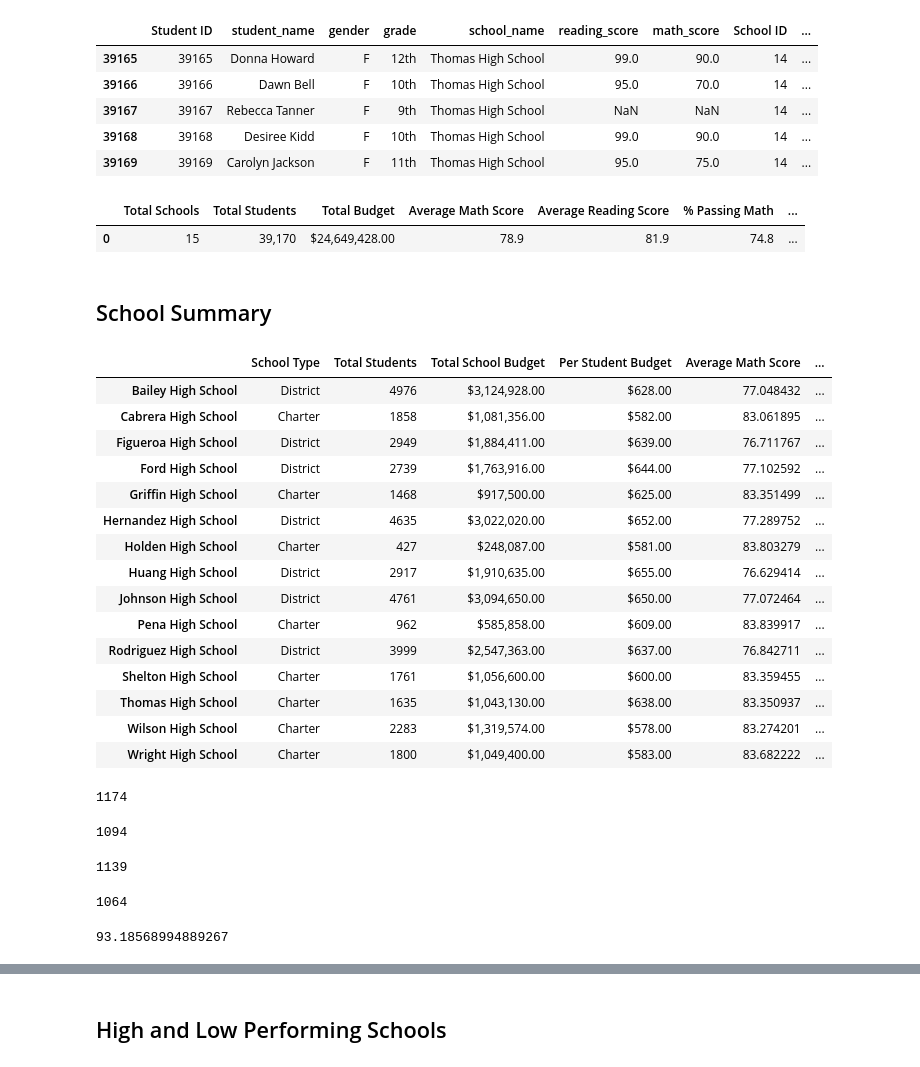
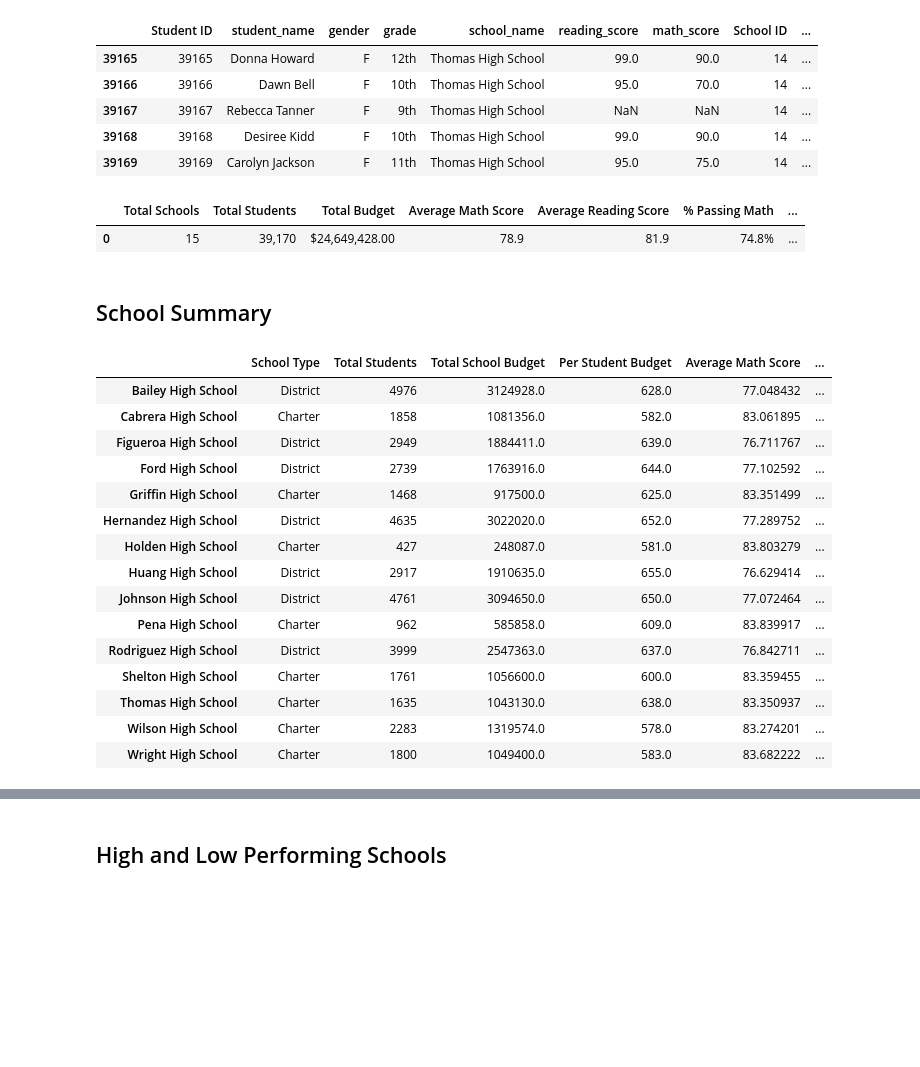
Before and after one commit to dannyvchu/School-District-Analysis, a Jupyter notebook: PyCitySchools_Challenge.ipynb, the cells around one changed output, grey strips where cells are left out. Cells and saved outputs as stored; diff of their text form; code cells hidden in the pictures; blank space fills up the shorter version.

Commit message:
finish read me and some last minute formatting

```diff
--- a/PyCitySchools_Challenge.ipynb
+++ b/PyCitySchools_Challenge.ipynb
@@ -141,15 +141,15 @@ district_summary_df["Total Budget"] = district_summary_df["Total Budget"].map("$
 # Format the columns.
 district_summary_df["Average Math Score"] = district_summary_df["Average Math Score"].map("{:.1f}".format)
 district_summary_df["Average Reading Score"] = district_summary_df["Average Reading Score"].map("{:.1f}".format)
-district_summary_df["% Passing Math"] = district_summary_df["% Passing Math"].map("{:.1f}".format)
-district_summary_df["% Passing Reading"] = district_summary_df["% Passing Reading"].map("{:.1f}".format)
-district_summary_df["% Overall Passing"] = district_summary_df["% Overall Passing"].map("{:.1f}".format)
+district_summary_df["% Passing Math"] = district_summary_df["% Passing Math"].map("{:.1f}%".format)
+district_summary_df["% Passing Reading"] = district_summary_df["% Passing Reading"].map("{:.1f}%".format)
+district_summary_df["% Overall Passing"] = district_summary_df["% Overall Passing"].map("{:.1f}%".format)
 
 # Display the data frame
 district_summary_df
 # %% [output]
 |  | Total Schools | Total Students | Total Budget | Average Math Score | Average Reading Score | % Passing Math | ... |
-| 0 | 15 | 39,170 | $24,649,428.00 | 78.9 | 81.9 | 74.8 | ... |
+| 0 | 15 | 39,170 | $24,649,428.00 | 78.9 | 81.9 | 74.8% | ... |
 # %% [markdown]
 ##  School Summary
 # %%
@@ -206,62 +206,61 @@ per_school_summary_df = pd.DataFrame({
 # per_school_summary_df.head()
 # %%
 # Format the Total School Budget and the Per Student Budget
-per_school_summary_df["Total School Budget"] = per_school_summary_df["Total School Budget"].map("${:,.2f}".format)
-per_school_summary_df["Per Student Budget"] = per_school_summary_df["Per Student Budget"].map("${:,.2f}".format)
+# Formatting here messes up with some code later on because it changes the data types into objects. Turned on only for pictures.
+#per_school_summary_df['Total Students'] = per_school_summary_df['Total Students'].map('{:,}'.format)
+
+#per_school_summary_df["Total School Budget"] = per_school_summary_df["Total School Budget"].map("${:,.2f}".format)
+
+#per_school_summary_df['Per Student Budget'] = per_school_summary_df['Per Student Budget'].map('${:,.2f}'.format)
+
+#per_school_summary_df['Average Math Score'] = per_school_summary_df['Average Math Score'].map('{:,.2f}%'.format)
+
+#per_school_summary_df['Average Reading Score'] = per_school_summary_df['Average Reading Score'].map('{:,.2f}%'.format)
+
+#per_school_summary_df['% Passing Math'] = per_school_summary_df['% Passing Math'].map('{:,.2f}%'.format)
+
+#per_school_summary_df['% Passing Reading'] = per_school_summary_df['% Passing Reading'].map('{:,.2f}%'.format)
+
+#per_school_summary_df['% Overall Passing'] = per_school_summary_df['% Overall Passing'].map('{:,.2f}%'.format)
 
 # Display the data frame
 per_school_summary_df
 # %% [output]
 |  | School Type | Total Students | Total School Budget | Per Student Budget | Average Math Score | ... |
-| Bailey High School | District | 4976 | $3,124,928.00 | $628.00 | 77.048432 | ... |
-| Cabrera High School | Charter | 1858 | $1,081,356.00 | $582.00 | 83.061895 | ... |
-| Figueroa High School | District | 2949 | $1,884,411.00 | $639.00 | 76.711767 | ... |
-| Ford High School | District | 2739 | $1,763,916.00 | $644.00 | 77.102592 | ... |
-| Griffin High School | Charter | 1468 | $917,500.00 | $625.00 | 83.351499 | ... |
-| Hernandez High School | District | 4635 | $3,022,020.00 | $652.00 | 77.289752 | ... |
-| Holden High School | Charter | 427 | $248,087.00 | $581.00 | 83.803279 | ... |
-| Huang High School | District | 2917 | $1,910,635.00 | $655.00 | 76.629414 | ... |
-| Johnson High School | District | 4761 | $3,094,650.00 | $650.00 | 77.072464 | ... |
-| Pena High School | Charter | 962 | $585,858.00 | $609.00 | 83.839917 | ... |
-| Rodriguez High School | District | 3999 | $2,547,363.00 | $637.00 | 76.842711 | ... |
-| Shelton High School | Charter | 1761 | $1,056,600.00 | $600.00 | 83.359455 | ... |
-| Thomas High School | Charter | 1635 | $1,043,130.00 | $638.00 | 83.350937 | ... |
-| Wilson High School | Charter | 2283 | $1,319,574.00 | $578.00 | 83.274201 | ... |
-| Wright High School | Charter | 1800 | $1,049,400.00 | $583.00 | 83.682222 | ... |
+| Bailey High School | District | 4976 | 3124928.0 | 628.0 | 77.048432 | ... |
+| Cabrera High School | Charter | 1858 | 1081356.0 | 582.0 | 83.061895 | ... |
+| Figueroa High School | District | 2949 | 1884411.0 | 639.0 | 76.711767 | ... |
+| Ford High School | District | 2739 | 1763916.0 | 644.0 | 77.102592 | ... |
+| Griffin High School | Charter | 1468 | 917500.0 | 625.0 | 83.351499 | ... |
+| Hernandez High School | District | 4635 | 3022020.0 | 652.0 | 77.289752 | ... |
+| Holden High School | Charter | 427 | 248087.0 | 581.0 | 83.803279 | ... |
+| Huang High School | District | 2917 | 1910635.0 | 655.0 | 76.629414 | ... |
+| Johnson High School | District | 4761 | 3094650.0 | 650.0 | 77.072464 | ... |
+| Pena High School | Charter | 962 | 585858.0 | 609.0 | 83.839917 | ... |
+| Rodriguez High School | District | 3999 | 2547363.0 | 637.0 | 76.842711 | ... |
+| Shelton High School | Charter | 1761 | 1056600.0 | 600.0 | 83.359455 | ... |
+| Thomas High School | Charter | 1635 | 1043130.0 | 638.0 | 83.350937 | ... |
+| Wilson High School | Charter | 2283 | 1319574.0 | 578.0 | 83.274201 | ... |
+| Wright High School | Charter | 1800 | 1049400.0 | 583.0 | 83.682222 | ... |
 # %%
 # Step 5.  Get the number of 10th-12th graders from Thomas High School (THS).
 thomas_school_data_v2 = school_data_complete_df.loc[(school_data_complete_df['school_name'] == 'Thomas High School') & (school_data_complete_df['grade'] != '9th')]
 thomas_count_v2 = thomas_school_data_v2['Student ID'].count()
-thomas_count_v2
-# %% [output]
-1174
 # %%
 # Step 6. Get all the students passing math from THS
 thomas_pass_math = school_data_complete_df.loc[(school_data_complete_df['school_name'] == 'Thomas High School') & (school_data_complete_df['grade'] != '9th') & (school_data_complete_df['math_score'] >= 70)]
 thomas_pass_math = thomas_pass_math['Student ID'].count()
-thomas_pass_math
-# %% [output]
-1094
 # %%
 # Step 7. Get all the students passing reading from THS
 thomas_pass_read = school_data_complete_df.loc[(school_data_complete_df['school_name'] == 'Thomas High School') & (school_data_complete_df['grade'] != '9th') & (school_data_complete_df['reading_score'] >= 70)]
 thomas_pass_read = thomas_pass_read['Student ID'].count()
-thomas_pass_read
-# %% [output]
-1139
 # %%
 # Step 8. Get all the students passing math and reading from THS
 thomas_pass_math_read = school_data_complete_df.loc[(school_data_complete_df['school_name'] == 'Thomas High School') & (school_data_complete_df['grade'] != '9th') & (school_data_complete_df['math_score'] >= 70) & (school_data_complete_df['reading_score'] >= 70)]
 thomas_pass_math_read = thomas_pass_math_read['Student ID'].count()
-thomas_pass_math_read
-# %% [output]
-1064
 # %%
 # Step 9. Calculate the percentage of 10th-12th grade students passing math from Thomas High School.
 thomas_pass_math_perc = thomas_pass_math / thomas_count_v2 * 100
-thomas_pass_math_perc
-# %% [output]
-93.18568994889267
 # %%
 # Step 10. Calculate the percentage of 10th-12th grade students passing reading from Thomas High School.
 thomas_pass_read_perc = thomas_pass_read / thomas_count_v2 * 100
```
Also changed, not shown: parts of 13 cells of this notebook, 12 other files.
